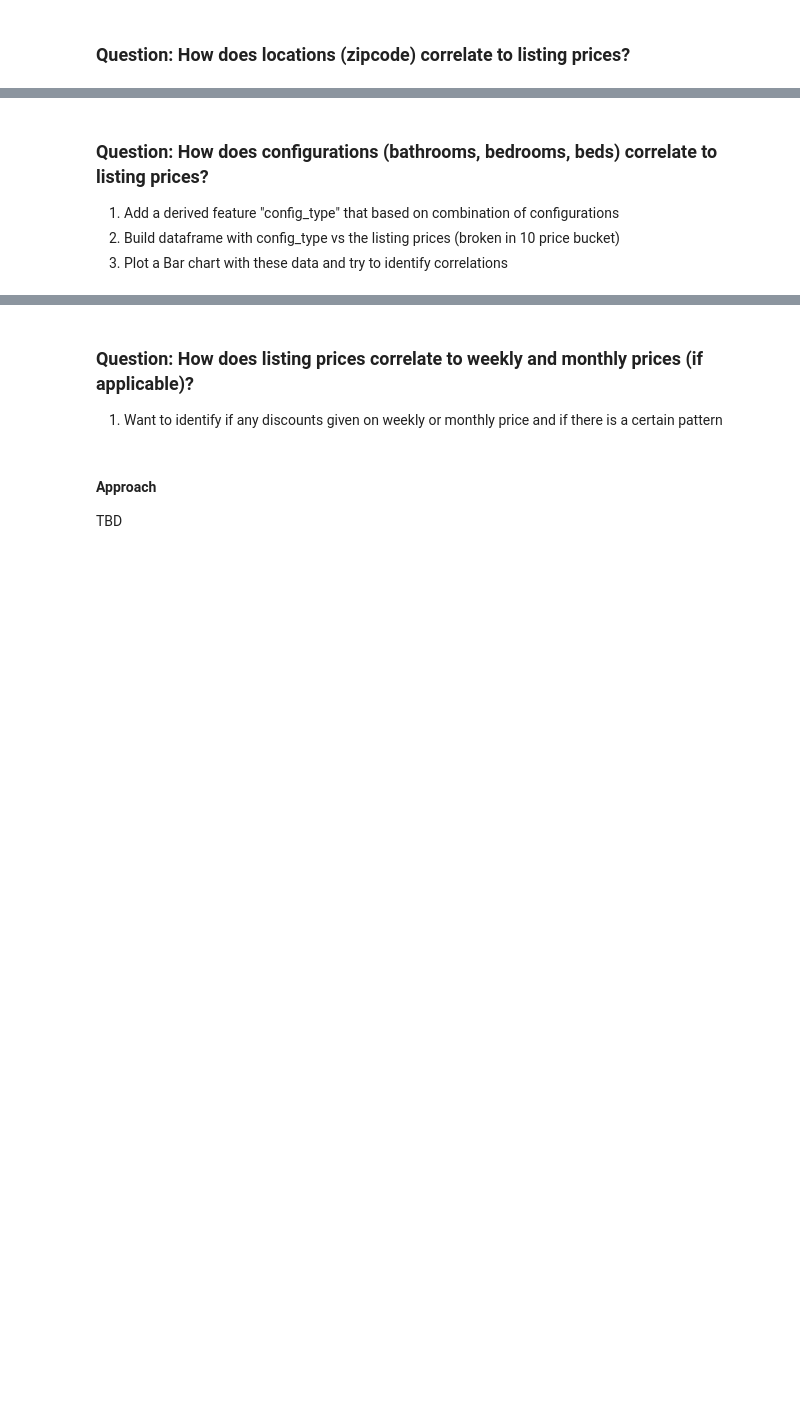
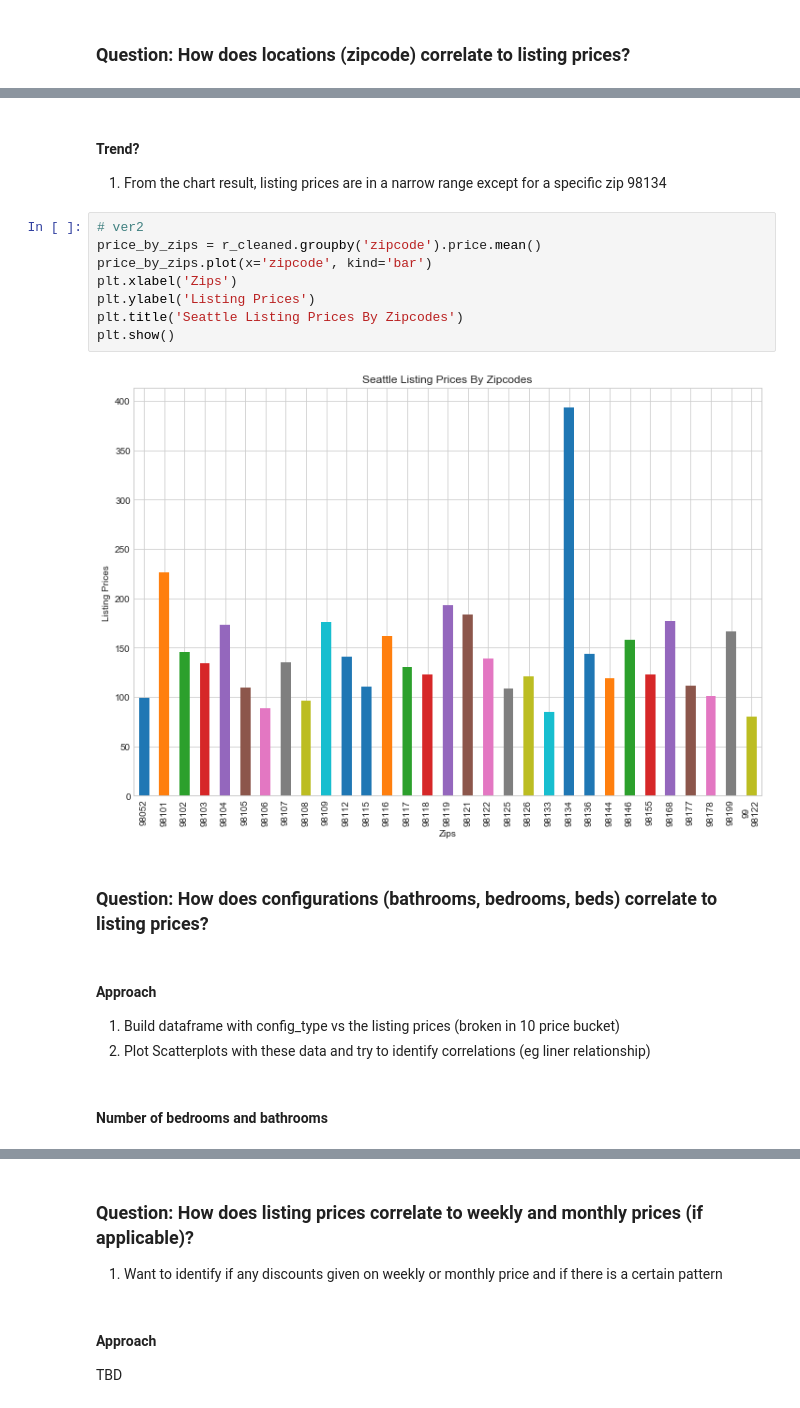
Before and after one commit to mikeli888/Springboard, a Jupyter notebook: sb2018_capstone1/Airbnb_pricing_analysis1.ipynb, the cells around one changed output, grey strips where cells are left out. Cells and saved outputs as stored; diff of their text form; blank space fills up the shorter version.

```diff
--- a/sb2018_capstone1/Airbnb_pricing_analysis1.ipynb
+++ b/sb2018_capstone1/Airbnb_pricing_analysis1.ipynb
@@ -262,5 +296,21 @@ Done with cleaning
+# %% [markdown]
+#### Trend?
+1) From the chart result, listing prices are in a narrow range except for a specific zip 98134
+# %%
+# ver2
+price_by_zips = r_cleaned.groupby('zipcode').price.mean()
+price_by_zips.plot(x='zipcode', kind='bar')
+plt.xlabel('Zips')
+plt.ylabel('Listing Prices')
+plt.title('Seattle Listing Prices By Zipcodes')
+plt.show()
+# %% [output]
+[figure, added]
+# %% [markdown]
+### Question: How does configurations (bathrooms, bedrooms, beds) correlate to listing prices?
 # %% [markdown]
-### Question: How does configurations (bathrooms, bedrooms, beds) correlate to listing prices?
-1) Add a derived feature "config_type" that based on combination of configurations
-2) Build dataframe with config_type vs the listing prices (broken in 10 price bucket)
-3) Plot a Bar chart with these data and try to identify correlations
+#### Approach
+1) Build dataframe with config_type vs the listing prices (broken in 10 price bucket)<BR>
+2) Plot Scatterplots with these data and try to identify correlations (eg liner relationship)<BR>
+# %% [markdown]
+#### Number of bedrooms and bathrooms
```
Also changed, not shown: parts of 18 cells of this notebook.
